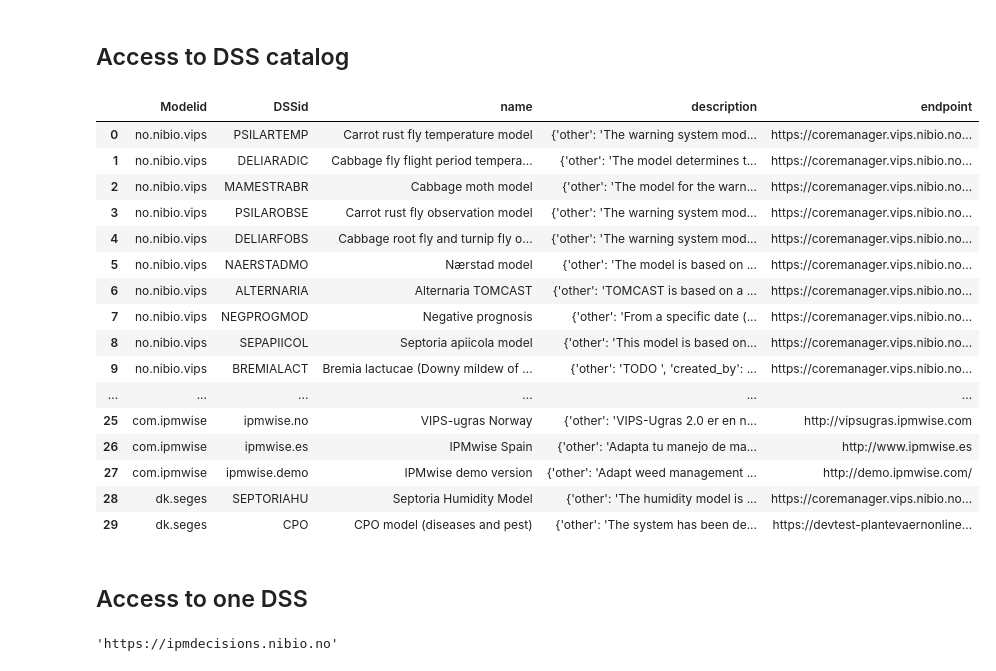
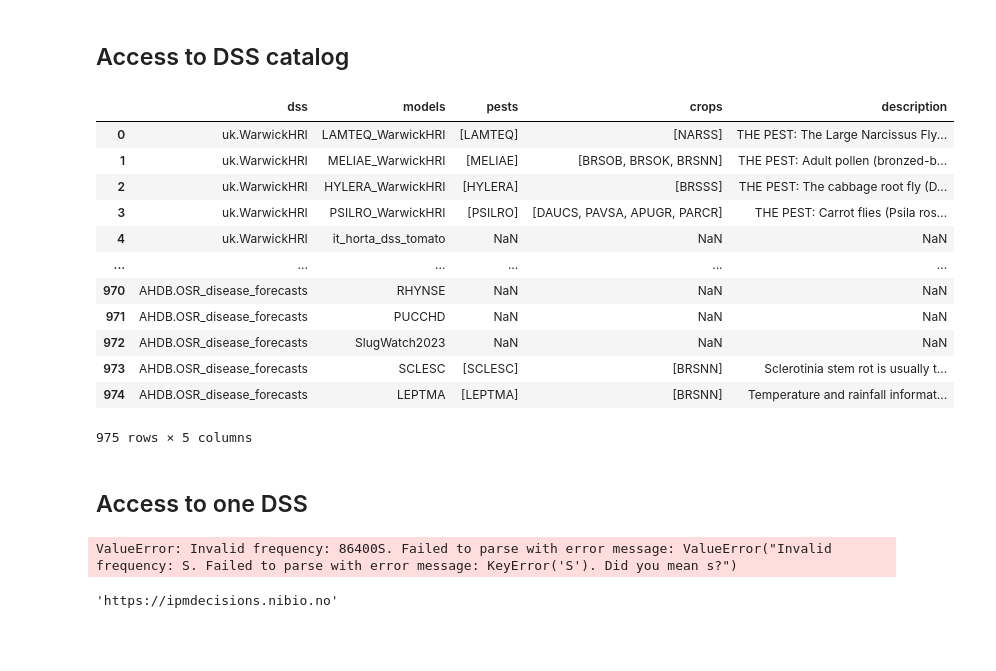
Before and after one commit to openalea/DSS, a Jupyter notebook: example/ipm_dss.ipynb, the cells around one changed output. Saved outputs shown, nothing was run; the diff lists cells and outputs as text; code cells hidden in the pictures; blank space fills up the shorter version.

```diff
--- a/example/ipm_dss.ipynb
+++ b/example/ipm_dss.ipynb
@@ -12,25 +10,21 @@ ModuleNotFoundError: No module named 'agroservices'
 ## Access to DSS catalog
 # %%
 hub = Hub()
-hub.list_dss(ViewDataFrame=True)
+hub.display()
 # %% [output]
-|  | Modelid | DSSid | name | description | endpoint |
-| 0 | no.nibio.vips | PSILARTEMP | Carrot rust fly temperature model | {'other': 'The warning system mod... | https://coremanager.vips.nibio.no... |
-| 1 | no.nibio.vips | DELIARADIC | Cabbage fly flight period tempera... | {'other': 'The model determines t... | https://coremanager.vips.nibio.no... |
-| 2 | no.nibio.vips | MAMESTRABR | Cabbage moth model | {'other': 'The model for the warn... | https://coremanager.vips.nibio.no... |
-| 3 | no.nibio.vips | PSILAROBSE | Carrot rust fly observation model | {'other': 'The warning system mod... | https://coremanager.vips.nibio.no... |
-| 4 | no.nibio.vips | DELIARFOBS | Cabbage root fly and turnip fly o... | {'other': 'The warning system mod... | https://coremanager.vips.nibio.no... |
-| 5 | no.nibio.vips | NAERSTADMO | Nærstad model | {'other': 'The model is based on ... | https://coremanager.vips.nibio.no... |
-| 6 | no.nibio.vips | ALTERNARIA | Alternaria TOMCAST | {'other': 'TOMCAST is based on a ... | https://coremanager.vips.nibio.no... |
-| 7 | no.nibio.vips | NEGPROGMOD | Negative prognosis | {'other': 'From a specific date (... | https://coremanager.vips.nibio.no... |
-| 8 | no.nibio.vips | SEPAPIICOL | Septoria apiicola model | {'other': 'This model is based on... | https://coremanager.vips.nibio.no... |
-| 9 | no.nibio.vips | BREMIALACT | Bremia lactucae (Downy mildew of ... | {'other': 'TODO ', 'created_by': ... | https://coremanager.vips.nibio.no... |
+|  | dss | models | pests | crops | description |
+| 0 | uk.WarwickHRI | LAMTEQ_WarwickHRI | [LAMTEQ] | [NARSS] | THE PEST: The Large Narcissus Fly... |
+| 1 | uk.WarwickHRI | MELIAE_WarwickHRI | [MELIAE] | [BRSOB, BRSOK, BRSNN] | THE PEST: Adult pollen (bronzed-b... |
+| 2 | uk.WarwickHRI | HYLERA_WarwickHRI | [HYLERA] | [BRSSS] | THE PEST: The cabbage root fly (D... |
+| 3 | uk.WarwickHRI | PSILRO_WarwickHRI | [PSILRO] | [DAUCS, PAVSA, APUGR, PARCR] | THE PEST: Carrot flies (Psila ros... |
+| 4 | uk.WarwickHRI | it_horta_dss_tomato | NaN | NaN | NaN |
 | ... | ... | ... | ... | ... | ... |
-| 25 | com.ipmwise | ipmwise.no | VIPS-ugras Norway | {'other': 'VIPS-Ugras 2.0 er en n... | http://vipsugras.ipmwise.com |
-| 26 | com.ipmwise | ipmwise.es | IPMwise Spain | {'other': 'Adapta tu manejo de ma... | http://www.ipmwise.es |
-| 27 | com.ipmwise | ipmwise.demo | IPMwise demo version | {'other': 'Adapt weed management ... | http://demo.ipmwise.com/ |
-| 28 | dk.seges | SEPTORIAHU | Septoria Humidity Model | {'other': 'The humidity model is ... | https://coremanager.vips.nibio.no... |
-| 29 | dk.seges | CPO | CPO model (diseases and pest) | {'other': 'The system has been de... | https://devtest-plantevaernonline... |
+| 970 | AHDB.OSR_disease_forecasts | RHYNSE | NaN | NaN | NaN |
+| 971 | AHDB.OSR_disease_forecasts | PUCCHD | NaN | NaN | NaN |
+| 972 | AHDB.OSR_disease_forecasts | SlugWatch2023 | NaN | NaN | NaN |
+| 973 | AHDB.OSR_disease_forecasts | SCLESC | [SCLESC] | [BRSNN] | Sclerotinia stem rot is usually t... |
+| 974 | AHDB.OSR_disease_forecasts | LEPTMA | [LEPTMA] | [BRSNN] | Temperature and rainfall informat... |
+975 rows × 5 columns
 # %% [markdown]
 ## Access to one DSS
 # %%
@@ -38,9 +32,14 @@ PSI=hub.get_dss(ModelId='no.nibio.vips', DSSId='PSILARTEMP')
 # %%
-PSI.input_DSS_weather_model_json(TimeStart="2021-01-01",
-                                 TimeEnd="2021-12-31",
-                                 weatherDataService='Finnish Meteorological Institute measured data',
-                                 parameters=[1002],
-                                 stationId=[101104])
+hub.run_model(PSI,
+              time_start="2021-01-01",
+              time_end="2021-12-31")
+#PSI.input_DSS_weather_model_json(TimeStart="2021-01-01",
+#                                 TimeEnd="2021-12-31",
+#                                 weatherDataService='Finnish Meteorological Institute measured data',
+#                                 parameters=[1002],
+#                                 stationId=[101104])
+# %% [output]
+ValueError: Invalid frequency: 86400S. Failed to parse with error message: ValueError("Invalid frequency: S. Failed to parse with error message: KeyError('S'). Did you mean s?")
 # %%
 PSI.ipm_hub.services.url
 # %% [output]
```
Also changed, not shown: parts of 2 cells of this notebook, 3 other files.
